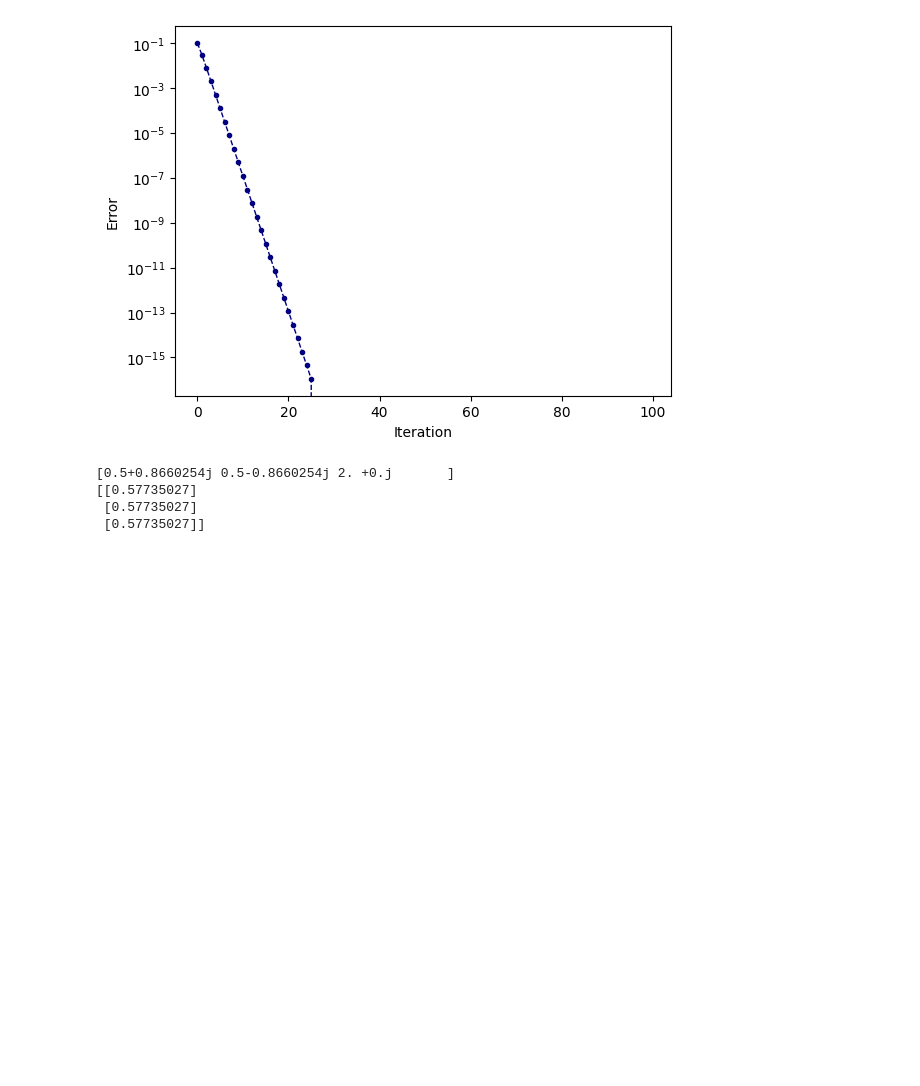
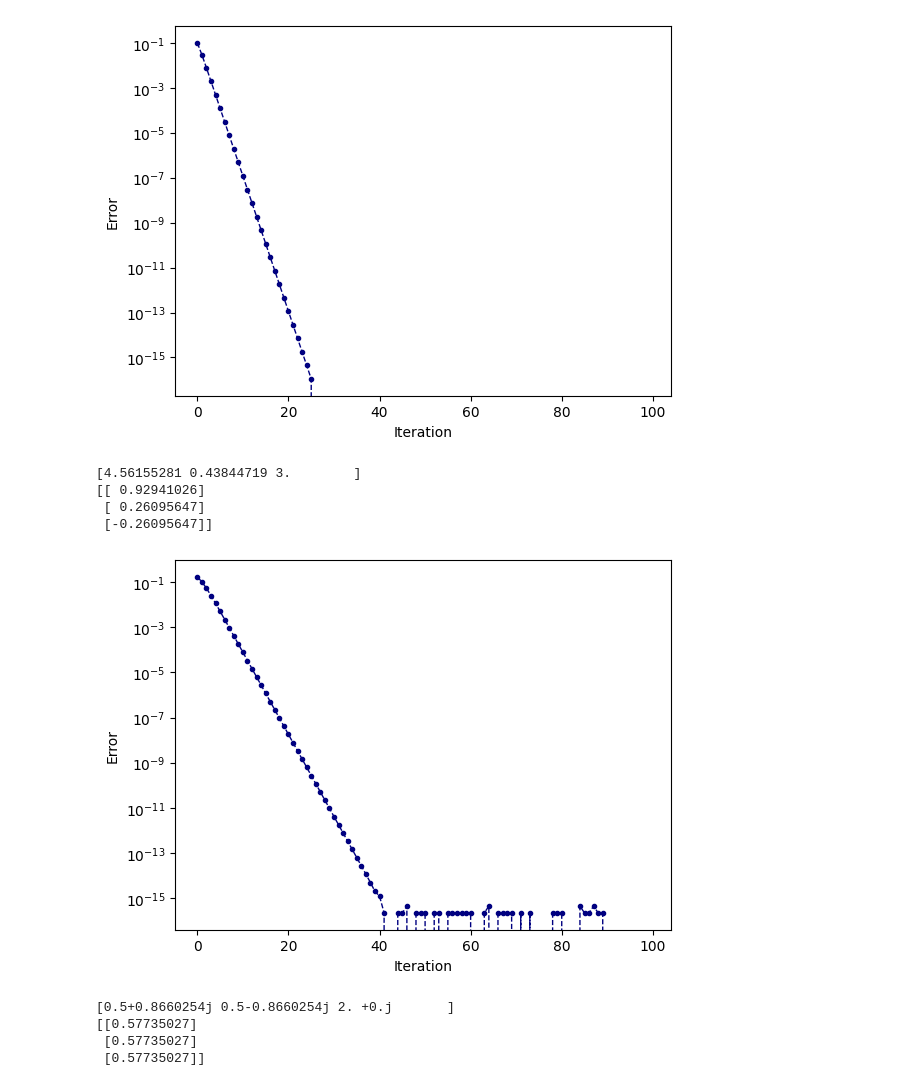
Before and after one commit to dyed-eye/matrices, a Jupyter notebook: 3/workbook3.ipynb, the cells around one changed output. Saved outputs shown, nothing was run; the diff lists cells and outputs as text; code cells hidden in the pictures; blank space fills up the shorter version.

```diff
--- a/3/workbook3.ipynb
+++ b/3/workbook3.ipynb
@@ -91,6 +91,26 @@ plt.show()
 [[7.88860905e-31]
  [1.00000000e+00]]
 [figure]
+# %%
+A = np.array([[4, 1, -1], [1, 2, 1], [-1, 1, 2]])
+print(np.linalg.eigvals(A))
+x0 = np.array([[1],[1],[1]])
+
+e1, l1, err = power_iter(A, x0)
+
+print(e1)
+plt.plot(err)
+
+plt.gca().set_yscale('log')
+plt.ylabel('Error')
+plt.xlabel('Iteration')
+plt.show()
+# %% [output]
+[4.56155281 0.43844719 3.        ]
+[[ 0.92941026]
+ [ 0.26095647]
+ [-0.26095647]]
+[figure, added]
 # %%
 A = np.array([[1, 1, 0], [0, 1, 1], [1, 0, 1]])
 print(np.linalg.eigvals(A))
```
Also changed, not shown: parts of 10 cells of this notebook.
